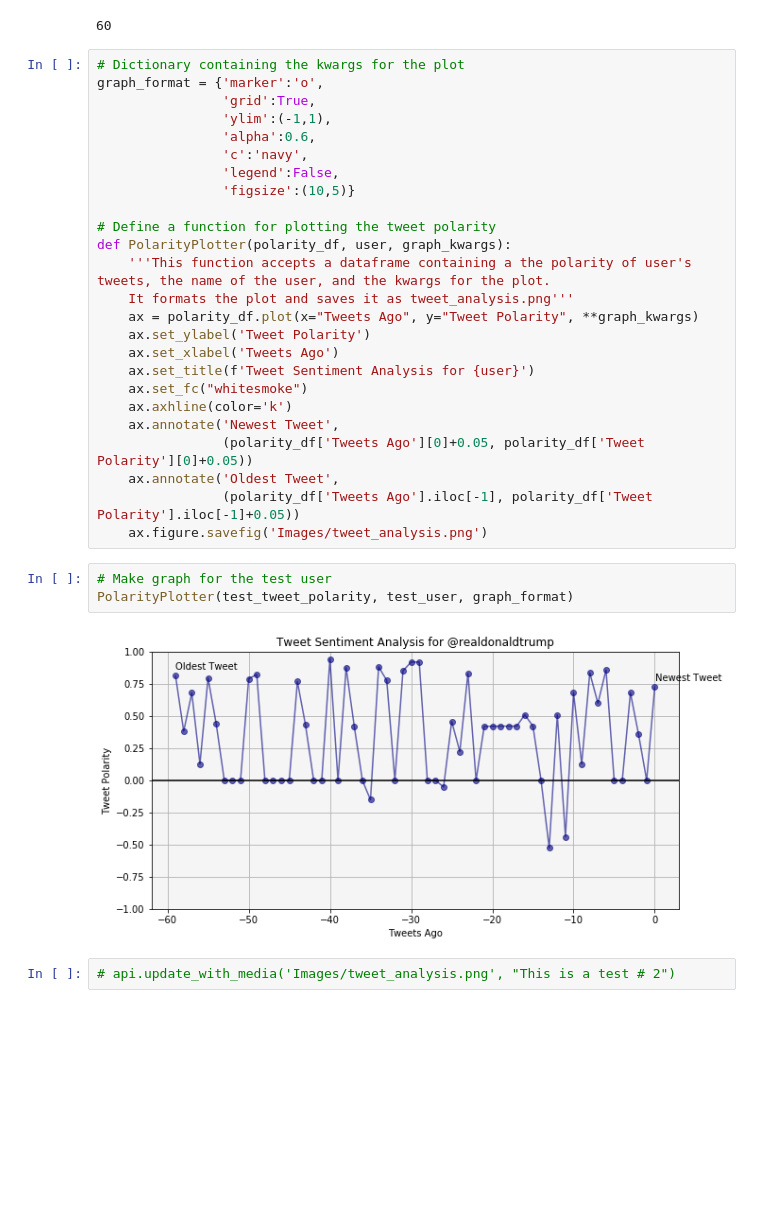
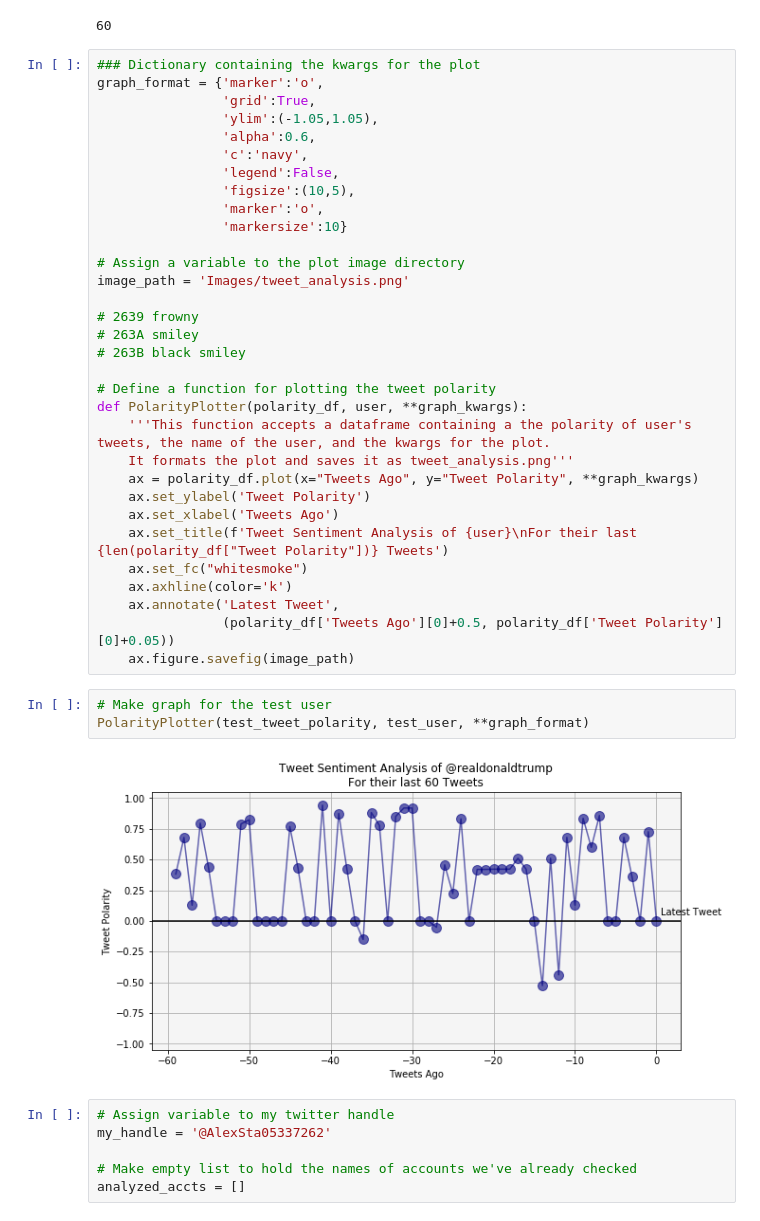
Before and after one commit to Ajstanley89/HW-7-Social-Analytics, a Jupyter notebook: PlotBot.ipynb, the cells around one changed output. Drawn from its saved outputs; the diff is of its cells as text; blank space fills up the shorter version.

Commit message:
Assignment Complete

```diff
--- a/PlotBot.ipynb
+++ b/PlotBot.ipynb
@@ -79,35 +80,46 @@ print(len(test_tweet_polarity))
 # %% [output]
 60
 # %%
-# Dictionary containing the kwargs for the plot
+### Dictionary containing the kwargs for the plot
 graph_format = {'marker':'o',
                 'grid':True,
-                'ylim':(-1,1),
+                'ylim':(-1.05,1.05),
                 'alpha':0.6,
                 'c':'navy',
                 'legend':False,
-                'figsize':(10,5)}
+                'figsize':(10,5),
+                'marker':'o',
+                'markersize':10}
+
+# Assign a variable to the plot image directory
+image_path = 'Images/tweet_analysis.png'
+
+# 2639 frowny
+# 263A smiley
+# 263B black smiley
 
 # Define a function for plotting the tweet polarity
-def PolarityPlotter(polarity_df, user, graph_kwargs):
+def PolarityPlotter(polarity_df, user, **graph_kwargs):
     '''This function accepts a dataframe containing a the polarity of user's tweets, the name of the user, and the kwargs for the plot.
     It formats the plot and saves it as tweet_analysis.png'''
     ax = polarity_df.plot(x="Tweets Ago", y="Tweet Polarity", **graph_kwargs)
     ax.set_ylabel('Tweet Polarity')
     ax.set_xlabel('Tweets Ago')
-    ax.set_title(f'Tweet Sentiment Analysis for {user}')
+    ax.set_title(f'Tweet Sentiment Analysis of {user}\nFor their last {len(polarity_df["Tweet Polarity"])} Tweets')
     ax.set_fc("whitesmoke")
     ax.axhline(color='k')
-    ax.annotate('Newest Tweet',
-                (polarity_df['Tweets Ago'][0]+0.05, polarity_df['Tweet Polarity'][0]+0.05))
-    ax.annotate('Oldest Tweet',
-                (polarity_df['Tweets Ago'].iloc[-1], polarity_df['Tweet Polarity'].iloc[-1]+0.05))
-    ax.figure.savefig('Images/tweet_analysis.png')
+    ax.annotate('Latest Tweet',
+                (polarity_df['Tweets Ago'][0]+0.5, polarity_df['Tweet Polarity'][0]+0.05))
+    ax.figure.savefig(image_path)
 # %%
 # Make graph for the test user
-PolarityPlotter(test_tweet_polarity, test_user, graph_format)
+PolarityPlotter(test_tweet_polarity, test_user, **graph_format)
 # %% [output]
-[figure, old version]
+[figure, new version]
-# %%
-# api.update_with_media('Images/tweet_analysis.png', "This is a test # 2")
+# %%
+# Assign variable to my twitter handle
+my_handle = '@AlexSta05337262'
+
+# Make empty list to hold the names of accounts we've already checked
+analyzed_accts = []
 # %%
```
Also changed, not shown: parts of 2 cells of this notebook, 2 other files.
